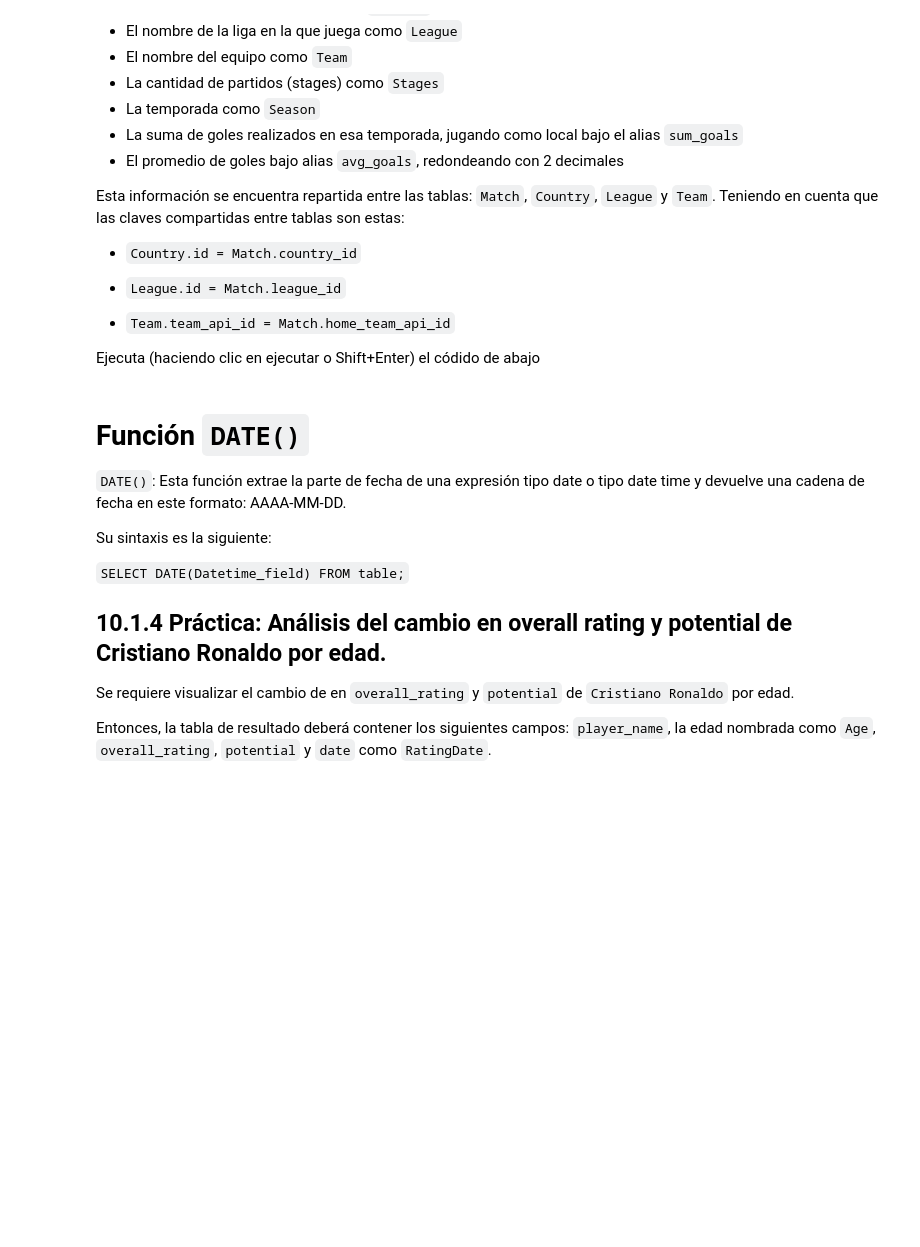
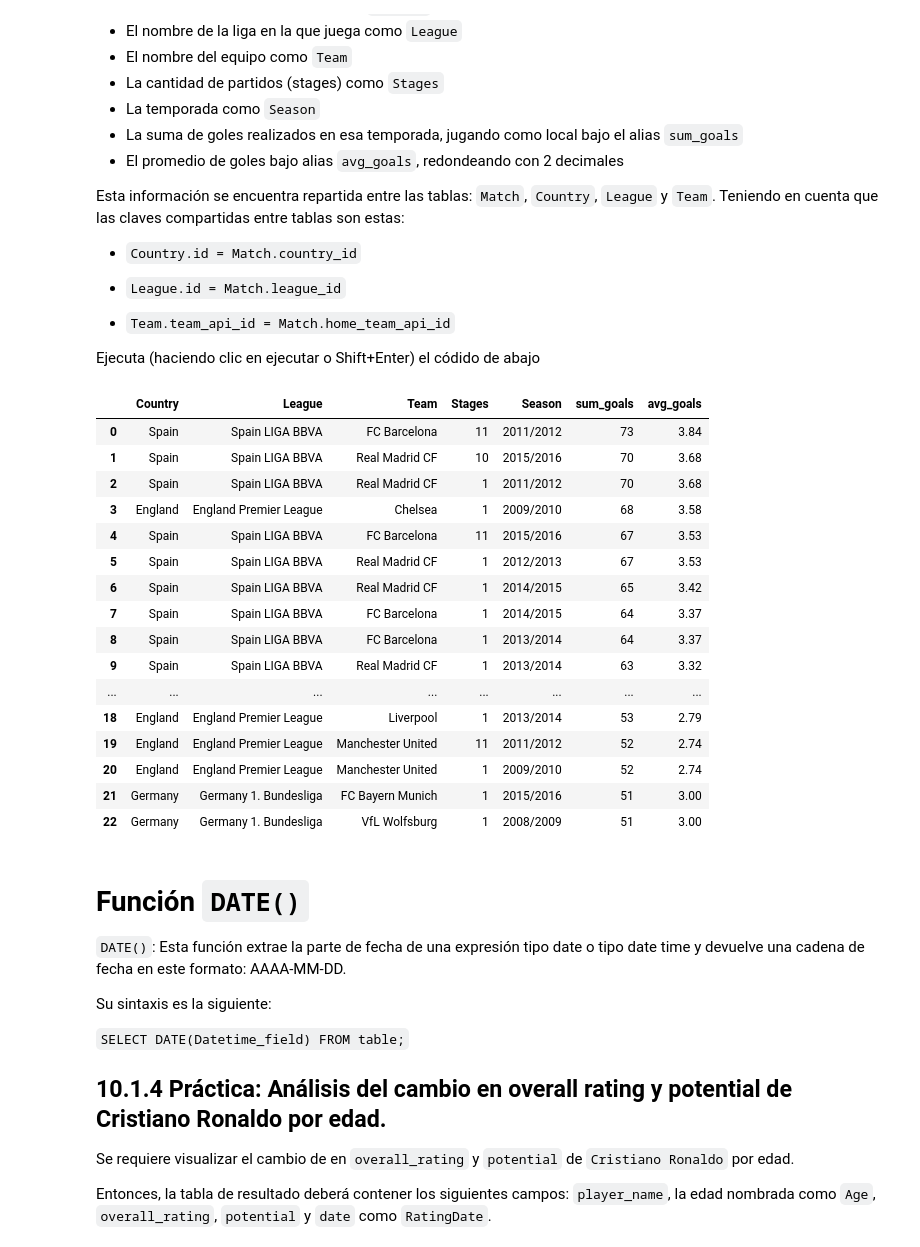
Before and after one commit to Juliodominguezcalderon/Talento_tech, a Jupyter notebook: Data_Analysis_SQL.ipynb, the cells around one changed output. Cells and saved outputs as stored; diff of their text form; code cells hidden in the pictures; blank space fills up the shorter version.

```diff
--- a/Data_Analysis_SQL.ipynb
+++ b/Data_Analysis_SQL.ipynb
@@ -1578,11 +1628,48 @@ Esta información se encuentra repartida entre las tablas: `Match`, `Country`, `
 Ejecuta (haciendo clic en ejecutar o Shift+Enter) el códido de abajo
 # %%
 #Ingrese la la consulta SQL entre un par de 3 comillas dobles: """consulta SQL""" después de la palabra query =
-query =
+
+query = """ SELECT
+            Country.name AS Country,
+            League.name AS League,
+            Team.team_long_name AS Team,
+            Stage AS Stages,
+            season AS Season,
+            SUM(home_team_goal) AS sum_goals,
+            ROUND(AVG(home_team_goal),2) AS avg_goals
+            FROM Match
+
+            JOIN Team ON Team.team_api_id = Match.home_team_api_id
+            JOIN Country ON Country.id = Match.country_id
+            JOIN League ON League.country_id = Match.country_id
+
+            WHERE Country.name IN ('Spain', 'Germany', 'England')
+            GROUP BY Season, Team
+            HAVING sum_goals > 50
+            ORDER BY sum_goals DESC, season DESC
+         """
 
 #No modificar lo siguiente:
 teams_by_season = pd.read_sql(query, conn)
 teams_by_season
+# %% [output]
+|  | Country | League | Team | Stages | Season | sum_goals | avg_goals |
+| 0 | Spain | Spain LIGA BBVA | FC Barcelona | 11 | 2011/2012 | 73 | 3.84 |
+| 1 | Spain | Spain LIGA BBVA | Real Madrid CF | 10 | 2015/2016 | 70 | 3.68 |
+| 2 | Spain | Spain LIGA BBVA | Real Madrid CF | 1 | 2011/2012 | 70 | 3.68 |
+| 3 | England | England Premier League | Chelsea | 1 | 2009/2010 | 68 | 3.58 |
+| 4 | Spain | Spain LIGA BBVA | FC Barcelona | 11 | 2015/2016 | 67 | 3.53 |
+| 5 | Spain | Spain LIGA BBVA | Real Madrid CF | 1 | 2012/2013 | 67 | 3.53 |
+| 6 | Spain | Spain LIGA BBVA | Real Madrid CF | 1 | 2014/2015 | 65 | 3.42 |
+| 7 | Spain | Spain LIGA BBVA | FC Barcelona | 1 | 2014/2015 | 64 | 3.37 |
+| 8 | Spain | Spain LIGA BBVA | FC Barcelona | 1 | 2013/2014 | 64 | 3.37 |
+| 9 | Spain | Spain LIGA BBVA | Real Madrid CF | 1 | 2013/2014 | 63 | 3.32 |
+| ... | ... | ... | ... | ... | ... | ... | ... |
+| 18 | England | England Premier League | Liverpool | 1 | 2013/2014 | 53 | 2.79 |
+| 19 | England | England Premier League | Manchester United | 11 | 2011/2012 | 52 | 2.74 |
+| 20 | England | England Premier League | Manchester United | 1 | 2009/2010 | 52 | 2.74 |
+| 21 | Germany | Germany 1. Bundesliga | FC Bayern Munich | 1 | 2015/2016 | 51 | 3.00 |
+| 22 | Germany | Germany 1. Bundesliga | VfL Wolfsburg | 1 | 2008/2009 | 51 | 3.00 |
 # %% [markdown]
 # Función `DATE()`
 `DATE()`: Esta función extrae la parte de fecha de una expresión tipo date o tipo date time y devuelve una cadena de fecha en este formato: AAAA-MM-DD.
```
Also changed, not shown: parts of 6 cells of this notebook.
